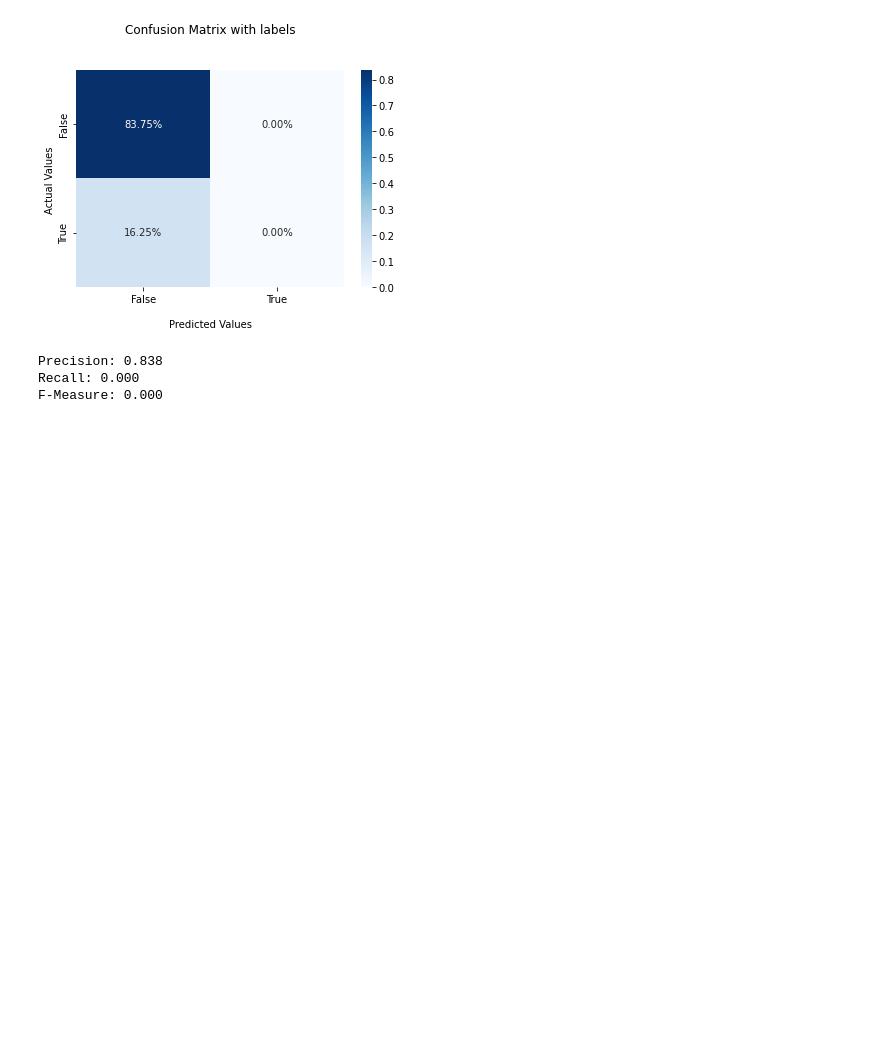
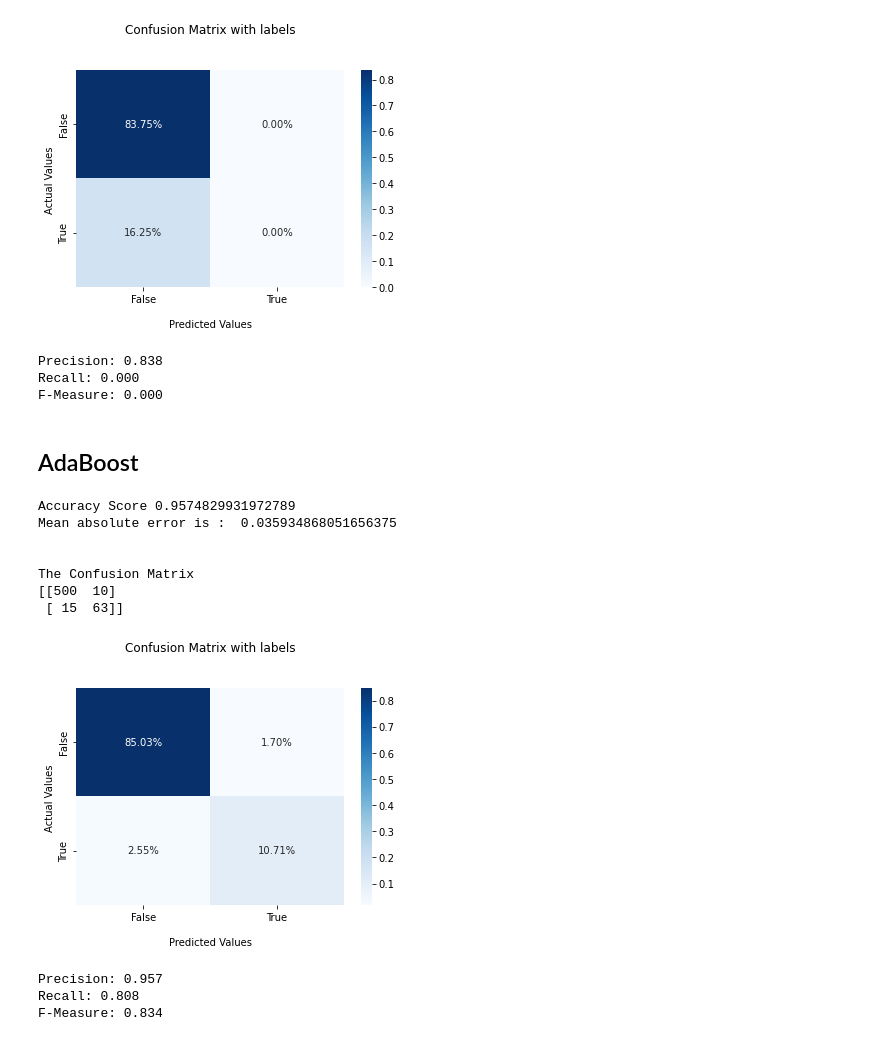
Before and after one commit to Srujan-DiagonalMatrix/APF, a Jupyter notebook: scripts/cyber_risk/code/Malign websites/malign_websites-inthu.ipynb, the cells around one changed output. Cells and saved outputs as stored; diff of their text form; code cells hidden in the pictures; blank space fills up the shorter version.

```diff
--- a/scripts/cyber_risk/code/Malign websites/malign_websites-inthu.ipynb
+++ b/scripts/cyber_risk/code/Malign websites/malign_websites-inthu.ipynb
@@ -797,6 +797,50 @@ The Confusion Matrix
 Precision: 0.838
 Recall: 0.000
 F-Measure: 0.000
+# %% [markdown]
+## AdaBoost
+# %%
+from sklearn.ensemble import AdaBoostClassifier
+from sklearn.datasets import make_classification
+from sklearn.model_selection import train_test_split
+
+train_x, test_x, train_y, test_y = train_test_split(X, y, test_size=0.33, random_state=42)
+
+clf = AdaBoostClassifier(n_estimators=100, random_state=0)
+clf.fit(train_x, train_y)
+
+predictions = clf.predict(test_x)
+
+svm_accuracy_score = accuracy_score(predictions, test_y)
+
+print("Accuracy Score", svm_accuracy_score)
+
+# get confusion_matrix
+results = pd.DataFrame({
+    'Predicted' : predictions,
+    'Actual' : test_y
+})
+
+#view mean absolute error
+print("Mean absolute error is : ", mae_scores(clf, X, y))
+print("\n")
+
+accuracies_array.append(best)
+
+# print confusion matrix
+plot_confusion_matrix(test_y, predictions)
+# %% [output]
+Accuracy Score 0.9574829931972789
+Mean absolute error is :  0.035934868051656375
+
+
+The Confusion Matrix
+[[500  10]
+ [ 15  63]]
+[figure, added]
+Precision: 0.957
+Recall: 0.808
+F-Measure: 0.834
 # %%
 # Print metrics
 lowest_mae = mae.index(min(mae))
```
Also changed, not shown: parts of 4 cells of this notebook, 5 other files.
